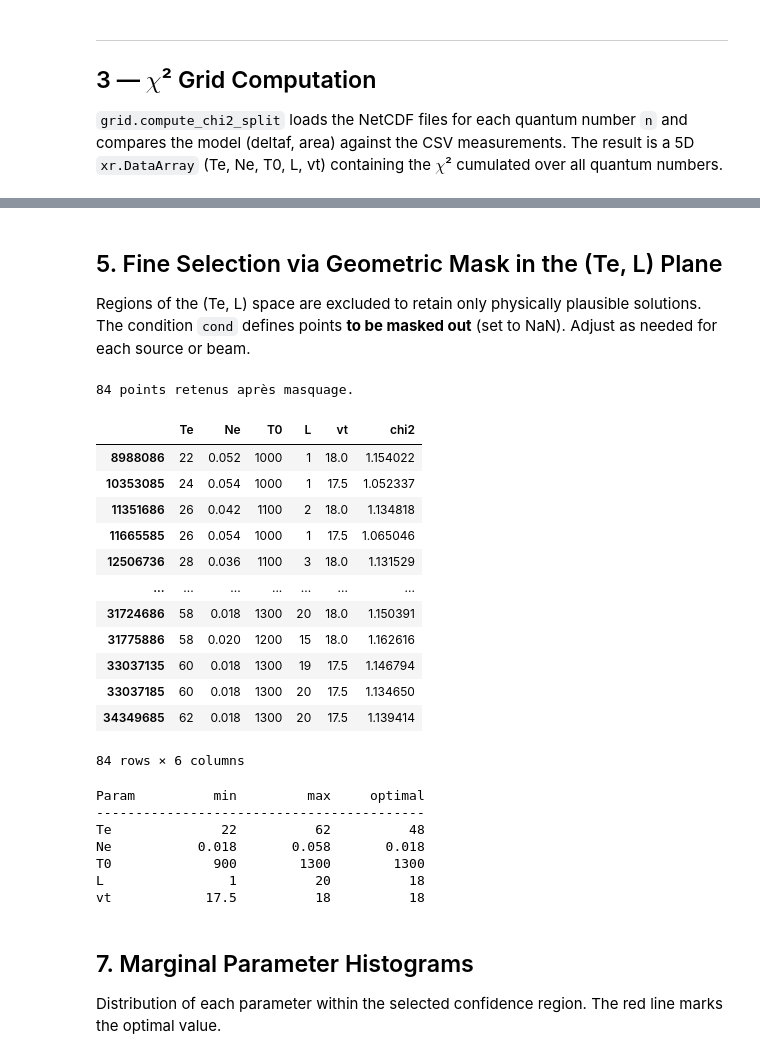
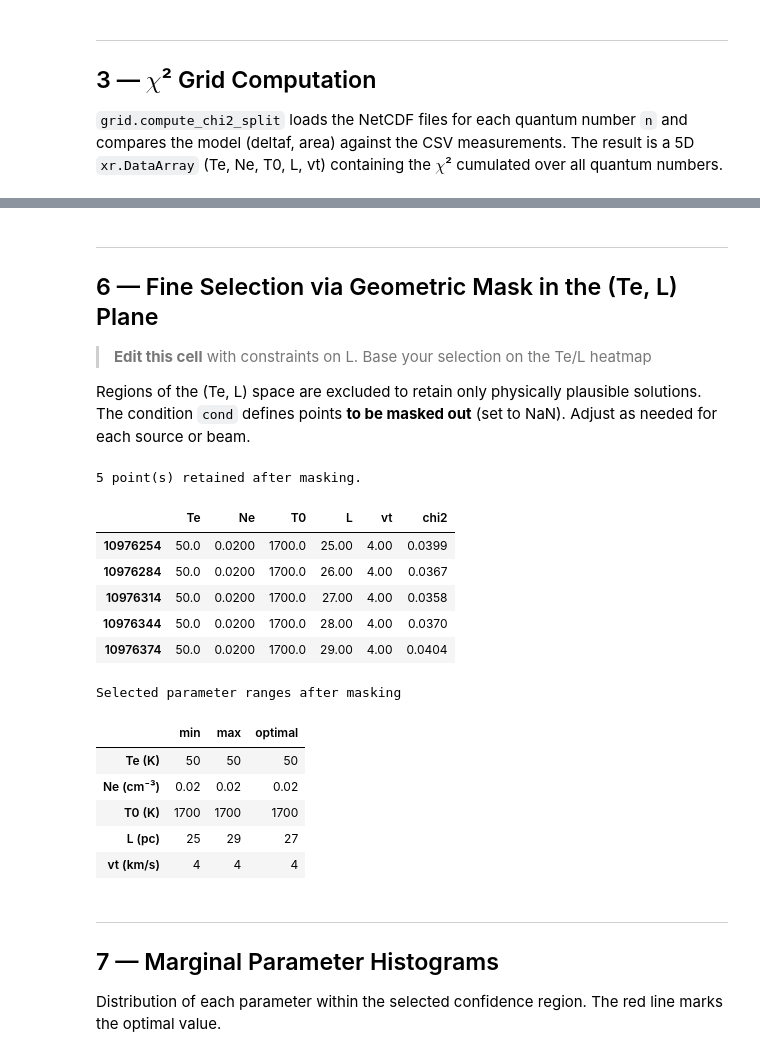
Before and after one commit to LucieCros/rrl-ism-analysis, a Jupyter notebook: notebooks/5_Grid-exploration.ipynb, the cells around one changed output, grey strips where cells are left out. Drawn from its saved outputs; the diff is of its cells as text; code cells hidden in the pictures.

```diff
--- a/notebooks/5_Grid-exploration.ipynb
+++ b/notebooks/5_Grid-exploration.ipynb
@@ -322,5 +303,8 @@ fig_tene.savefig('space-param-beam1.pdf')
 # %% [markdown]
-## 5. Fine Selection via Geometric Mask in the (Te, L) Plane
+---
+## 6 — Fine Selection via Geometric Mask in the (Te, L) Plane
+
+> **Edit this cell** with constraints on L. Base your selection on the Te/L heatmap
 
 Regions of the (Te, L) space are excluded to retain only physically plausible
 solutions. The condition `cond` defines points **to be masked out** (set to NaN).
@@ -328,77 +312,40 @@ Adjust as needed for each source or beam.
 # %%
 # 2D Te×L grid for masking conditions
 LL, TE = np.meshgrid(x_TeL, y_TeL)  # shape (nTe, nL)
 
 # ── Exclusion condition ───────────────────────────────────────────────────
 # Adjust per source/beam:
 #   beam2 : cond = (LL < 21.5) | (TE < funclo(LL))
 #   beam3 : cond = (LL < 9) | (LL > 12)
-cond = LL > 32   # exclude lines of sight that are too long
+cond = (LL > 32) | (LL < 20)    # exclusion of some values of L
 
-
-def make_masked_heatmap(df_subset, x_cols, y_idx, cond):
-    """
-    Pivot df_subset into a (Te, L) heatmap, re-index onto the full grid,
-    and apply the mask `cond` (excluded values → NaN).
-
-    Parameters
-    ----------
-    df_subset : pd.DataFrame
-        Subset of the χ² DataFrame to pivot.
-    x_cols : array-like
-        Full L axis values (columns).
-    y_idx : array-like
-        Full Te axis values (index).
-    cond : np.ndarray of bool
-        Boolean mask (True = exclude); same shape as the heatmap.
-
-    Returns
-    -------
-    np.ndarray
-        Masked heatmap values (NaN where excluded).
-    """
-    hm = df_subset.pivot_table(
-        index='Te', columns='L', values='chi2', aggfunc='min'
-    ).reindex(columns=x_cols, index=y_idx)
-    vals = hm.values.copy()
-    vals[cond] = np.nan
-    return vals
-
-
-z_masked15 = make_masked_heatmap(df_best15, x_TeL, y_TeL, cond)
-z_masked30 = make_masked_heatmap(df_best30, x_TeL, y_TeL, cond)
+# Masked heatmaps — make_masked_heatmap is now in grid_exploration module
+z_masked15 = grid.make_masked_heatmap(df_best15, x_TeL, y_TeL, cond)
 
 # Retained solutions: χ² values present in the unmasked region
 valid_chi2  = np.unique(z_masked15[~np.isnan(z_masked15)])
 df_solution = df_best15[df_best15['chi2'].isin(valid_chi2)]
 
 print(f'{len(df_solution)} point(s) retained after masking.')
 display(df_solution.style
     .format({
         'Te':   '{:.1f}',
         'Ne':   '{:.4f}',
         'T0':   '{:.1f}',
         'L':    '{:.2f}',
         'vt':   '{:.2f}',
         'chi2': '{:.4f}',
     })
     .highlight_min(subset=['chi2'], color='lightgreen')
 )
 # %% [output]
-84 points retenus après masquage.
+5 point(s) retained after masking.
 |  | Te | Ne | T0 | L | vt | chi2 |
-| 8988086 | 22 | 0.052 | 1000 | 1 | 18.0 | 1.154022 |
-| 10353085 | 24 | 0.054 | 1000 | 1 | 17.5 | 1.052337 |
-| 11351686 | 26 | 0.042 | 1100 | 2 | 18.0 | 1.134818 |
-| 11665585 | 26 | 0.054 | 1000 | 1 | 17.5 | 1.065046 |
-| 12506736 | 28 | 0.036 | 1100 | 3 | 18.0 | 1.131529 |
-| ... | ... | ... | ... | ... | ... | ... |
-| 31724686 | 58 | 0.018 | 1300 | 20 | 18.0 | 1.150391 |
-| 31775886 | 58 | 0.020 | 1200 | 15 | 18.0 | 1.162616 |
-| 33037135 | 60 | 0.018 | 1300 | 19 | 17.5 | 1.146794 |
-| 33037185 | 60 | 0.018 | 1300 | 20 | 17.5 | 1.134650 |
-| 34349685 | 62 | 0.018 | 1300 | 20 | 17.5 | 1.139414 |
+| 10976254 | 50.0 | 0.0200 | 1700.0 | 25.00 | 4.00 | 0.0399 |
+| 10976284 | 50.0 | 0.0200 | 1700.0 | 26.00 | 4.00 | 0.0367 |
+| 10976314 | 50.0 | 0.0200 | 1700.0 | 27.00 | 4.00 | 0.0358 |
+| 10976344 | 50.0 | 0.0200 | 1700.0 | 28.00 | 4.00 | 0.0370 |
+| 10976374 | 50.0 | 0.0200 | 1700.0 | 29.00 | 4.00 | 0.0404 |
-84 rows × 6 columns
 # %%
 # ── Parameter range summary ───────────────────────────────────────────────
 chi2_opt = df_solution['chi2'].min()
@@ -415,18 +362,19 @@ summary.index = [f'{p} ({units[p]})' for p in summary.index]
 
 display(summary.style
     .format('{:.4g}')
-    .set_caption('Retained parameter ranges after masking')
+    .set_caption('Selected parameter ranges after masking')
 )
 # %% [output]
-Param          min         max     optimal
-------------------------------------------
-Te              22          62          48
-Ne           0.018       0.058       0.018
-T0             900        1300        1300
-L                1          20          18
-vt            17.5          18          18
+Selected parameter ranges after masking
+|  | min | max | optimal |
+| Te (K) | 50 | 50 | 50 |
+| Ne (cm⁻³) | 0.02 | 0.02 | 0.02 |
+| T0 (K) | 1700 | 1700 | 1700 |
+| L (pc) | 25 | 29 | 27 |
+| vt (km/s) | 4 | 4 | 4 |
 # %% [markdown]
-## 7. Marginal Parameter Histograms
+---
+## 7 — Marginal Parameter Histograms
 
 Distribution of each parameter within the selected confidence region.
 The red line marks the optimal value.
```
Also changed, not shown: parts of 30 cells of this notebook, 4 other files.
